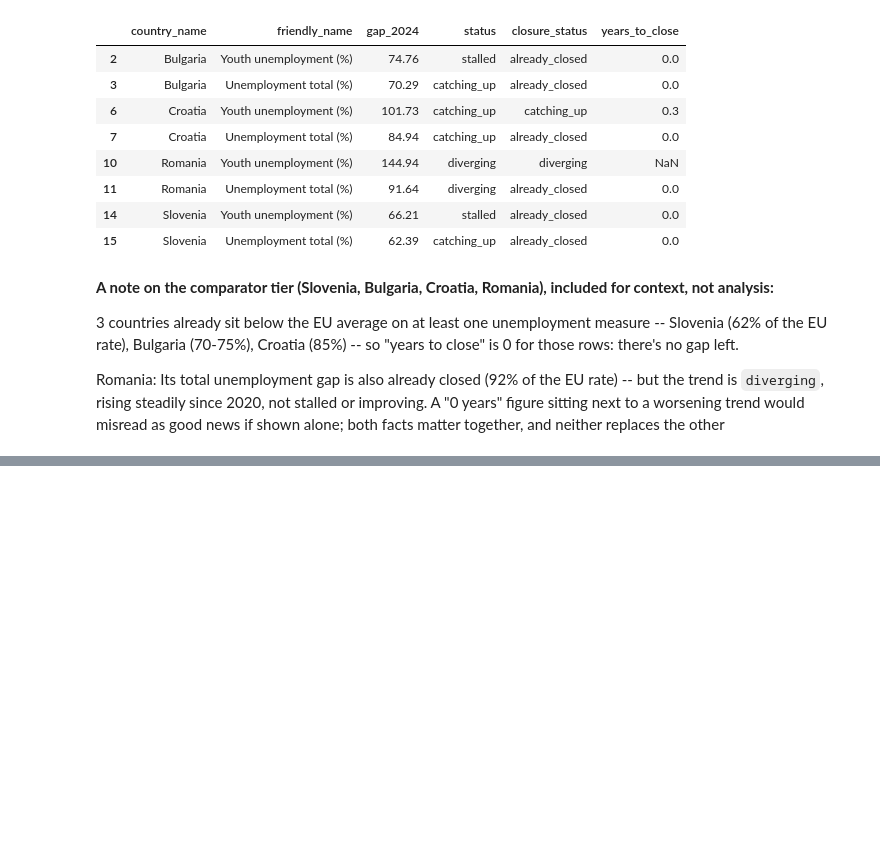
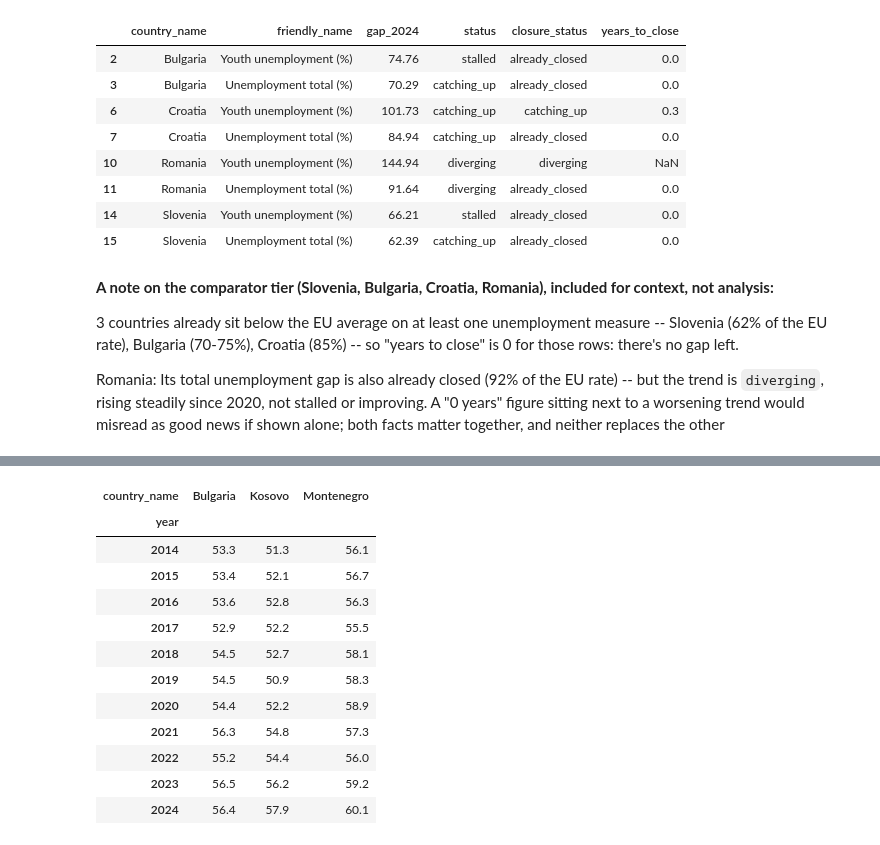
Before and after one commit to vesnamal/western-balkans-eu-convergence, a Jupyter notebook: notebooks/01_analysis.ipynb, the cells around one changed output, grey strips where cells are left out. Drawn from its saved outputs; the diff is of its cells as text; code cells hidden in the pictures; blank space fills up the shorter version.

```diff
--- a/notebooks/01_analysis.ipynb
+++ b/notebooks/01_analysis.ipynb
@@ -727,0 +765,19 @@ Romania: Its total unemployment gap is also already closed (92% of the EU rate)
+# %%
+gov_df[
+    (gov_df['country_name'].isin(['Montenegro', 'Bulgaria', 'Kosovo']))
+    & (gov_df['friendly_name'] == 'Rule of Law')
+].pivot(index='year', columns='country_name', values='value').round(1)
+# %% [output]
+| country_name | Bulgaria | Kosovo | Montenegro |
+| year |  |  |  |
+| 2014 | 53.3 | 51.3 | 56.1 |
+| 2015 | 53.4 | 52.1 | 56.7 |
+| 2016 | 53.6 | 52.8 | 56.3 |
+| 2017 | 52.9 | 52.2 | 55.5 |
+| 2018 | 54.5 | 52.7 | 58.1 |
+| 2019 | 54.5 | 50.9 | 58.3 |
+| 2020 | 54.4 | 52.2 | 58.9 |
+| 2021 | 56.3 | 54.8 | 57.3 |
+| 2022 | 55.2 | 54.4 | 56.0 |
+| 2023 | 56.5 | 56.2 | 59.2 |
+| 2024 | 56.4 | 57.9 | 60.1 |
```
Also changed, not shown: parts of 4 cells of this notebook.
